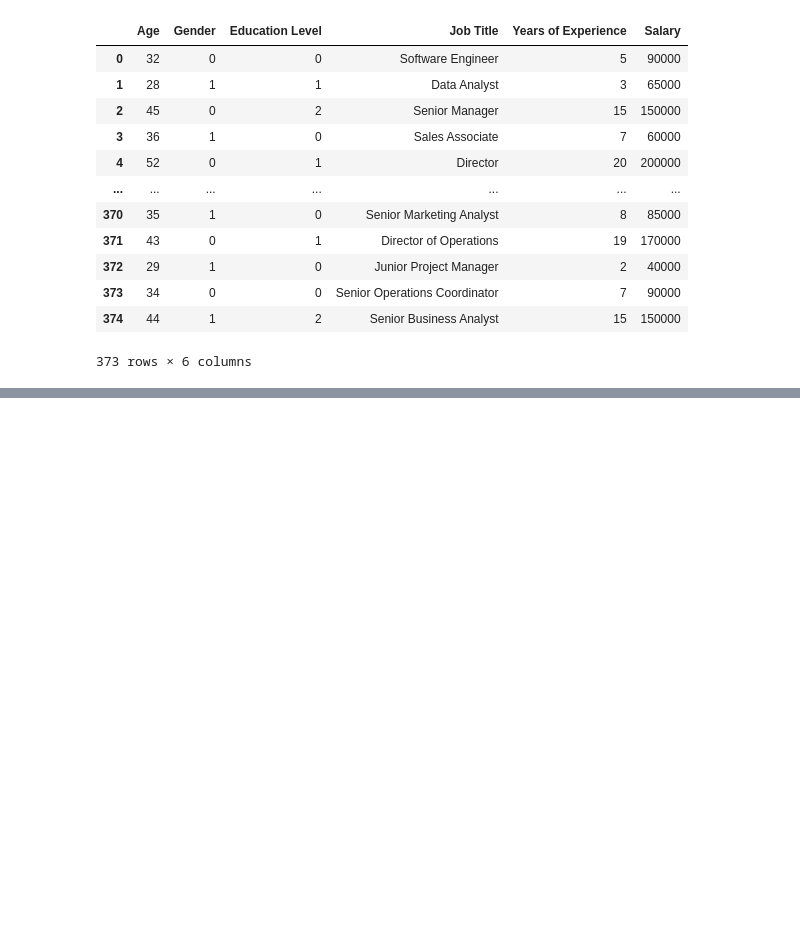
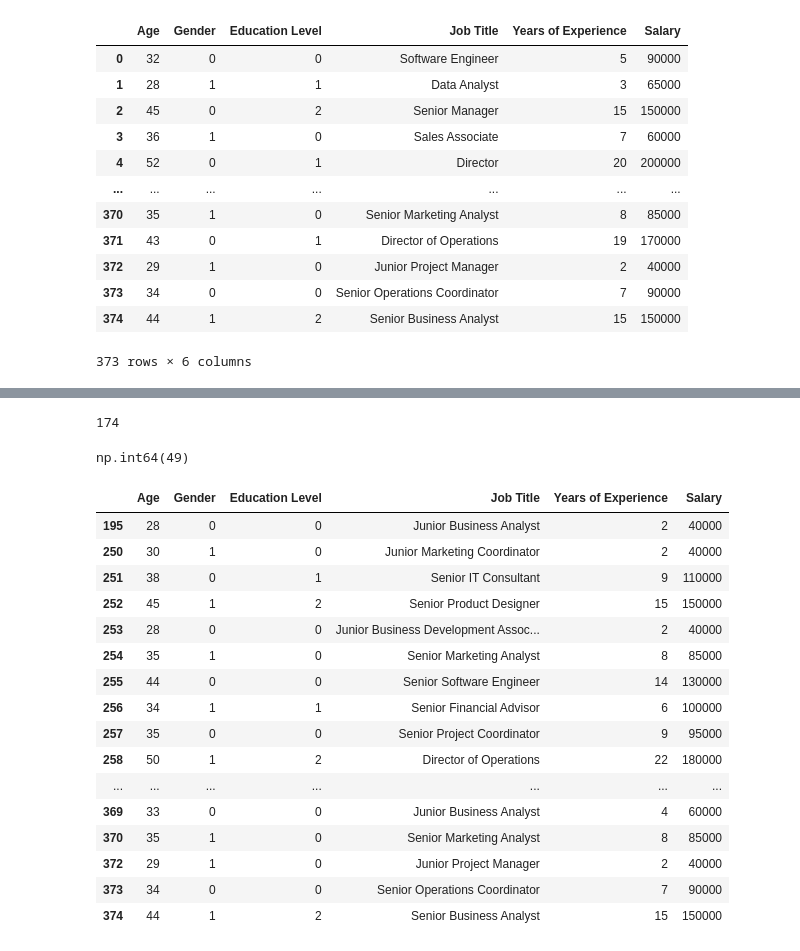
Before and after one commit to Sarajml98/salary-data-analysis, a Jupyter notebook: salary.ipynb, the cells around one changed output, grey strips where cells are left out. Cells and saved outputs as stored; diff of their text form; code cells hidden in the pictures; blank space fills up the shorter version.

Commit message:
duplicated controll

```diff
--- a/salary.ipynb
+++ b/salary.ipynb
@@ -237,0 +274,28 @@ df
+# %%
+df["Job Title"].nunique()
+# %% [output]
+174
+# %%
+df.duplicated().sum()
+# %% [output]
+np.int64(49)
+# %%
+df[df.duplicated()]
+# %% [output]
+|  | Age | Gender | Education Level | Job Title | Years of Experience | Salary |
+| 195 | 28 | 0 | 0 | Junior Business Analyst | 2 | 40000 |
+| 250 | 30 | 1 | 0 | Junior Marketing Coordinator | 2 | 40000 |
+| 251 | 38 | 0 | 1 | Senior IT Consultant | 9 | 110000 |
+| 252 | 45 | 1 | 2 | Senior Product Designer | 15 | 150000 |
+| 253 | 28 | 0 | 0 | Junior Business Development Assoc... | 2 | 40000 |
+| 254 | 35 | 1 | 0 | Senior Marketing Analyst | 8 | 85000 |
+| 255 | 44 | 0 | 0 | Senior Software Engineer | 14 | 130000 |
+| 256 | 34 | 1 | 1 | Senior Financial Advisor | 6 | 100000 |
+| 257 | 35 | 0 | 0 | Senior Project Coordinator | 9 | 95000 |
+| 258 | 50 | 1 | 2 | Director of Operations | 22 | 180000 |
+| ... | ... | ... | ... | ... | ... | ... |
+| 369 | 33 | 0 | 0 | Junior Business Analyst | 4 | 60000 |
+| 370 | 35 | 1 | 0 | Senior Marketing Analyst | 8 | 85000 |
+| 372 | 29 | 1 | 0 | Junior Project Manager | 2 | 40000 |
+| 373 | 34 | 0 | 0 | Senior Operations Coordinator | 7 | 90000 |
+| 374 | 44 | 1 | 2 | Senior Business Analyst | 15 | 150000 |
```
Also changed, not shown: parts of 2 cells of this notebook.
